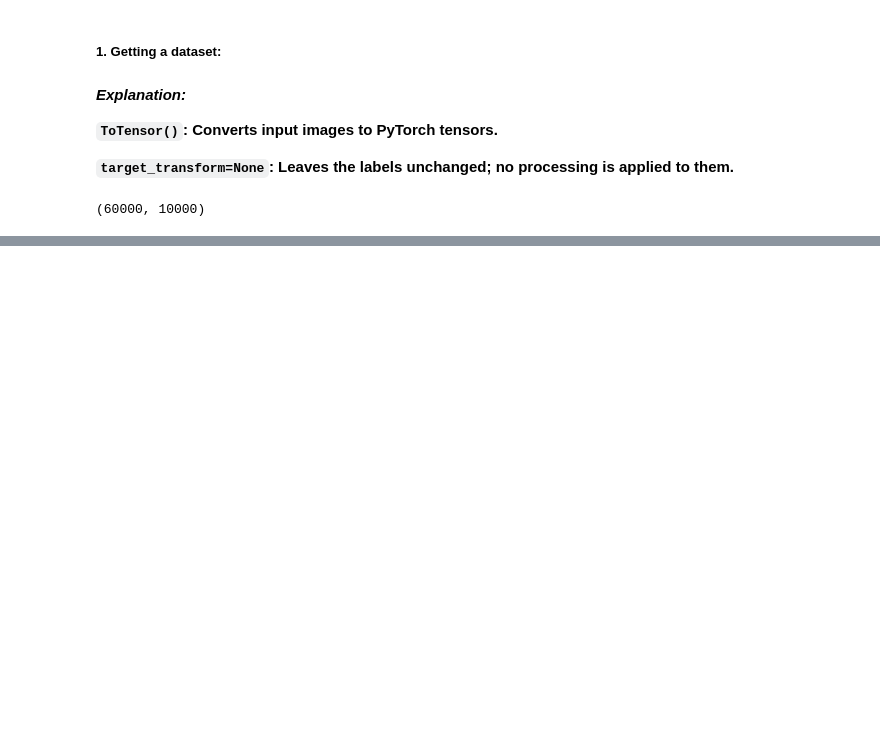
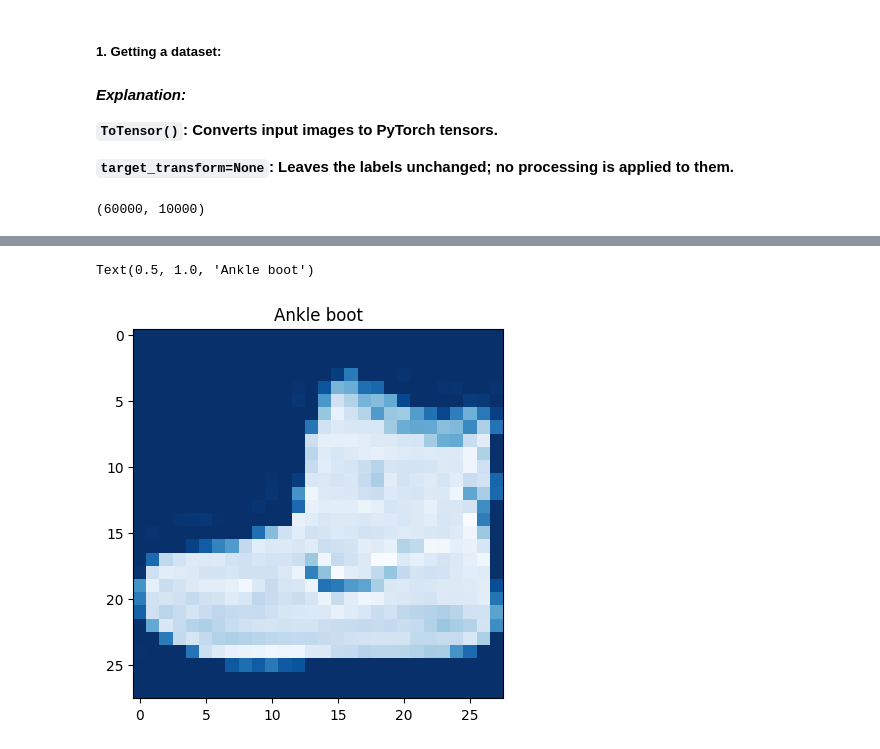
Before and after one commit to hridoynasah/PyTorch-for-Deep-Learning-and-Machine-Learning, a Jupyter notebook: Chapter 3 – PyTorch Computer Vision/learnings/03_pytorch_computer_vision_main.ipynb, the cells around one changed output, grey strips where cells are left out. Drawn from its saved outputs; the diff is of its cells as text; code cells hidden in the pictures; blank space fills up the shorter version.

```diff
--- a/Chapter 3 – PyTorch Computer Vision/learnings/03_pytorch_computer_vision_main.ipynb
+++ b/Chapter 3 – PyTorch Computer Vision/learnings/03_pytorch_computer_vision_main.ipynb
@@ -72,0 +171,6 @@ len(train_data), len(test_data)
+# %%
+plt.imshow(image.squeeze(), cmap='Blues_r')
+plt.title(class_names[label])
+# %% [output]
+Text(0.5, 1.0, 'Ankle boot')
+[figure, added]
```
Also changed, not shown: parts of 11 cells of this notebook.
